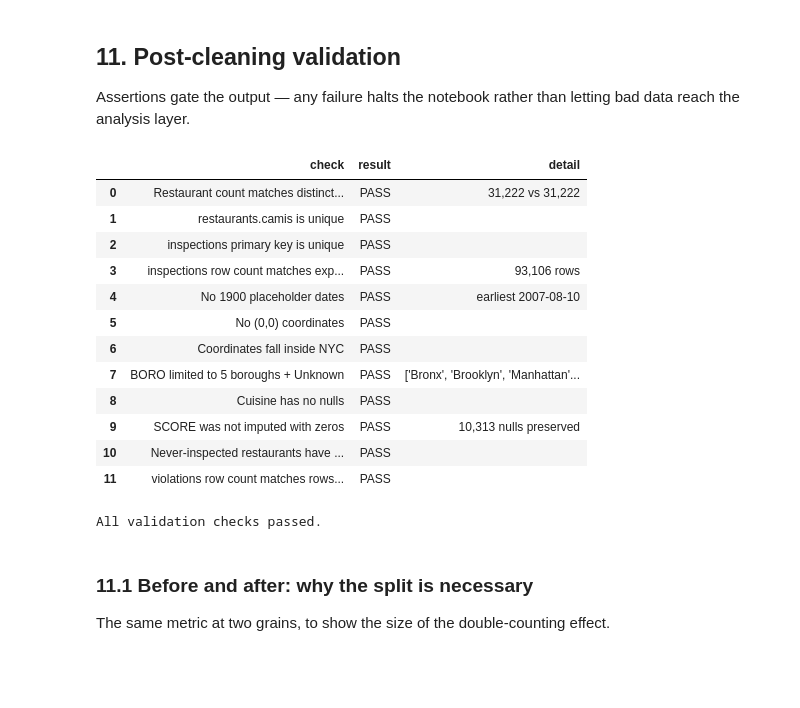
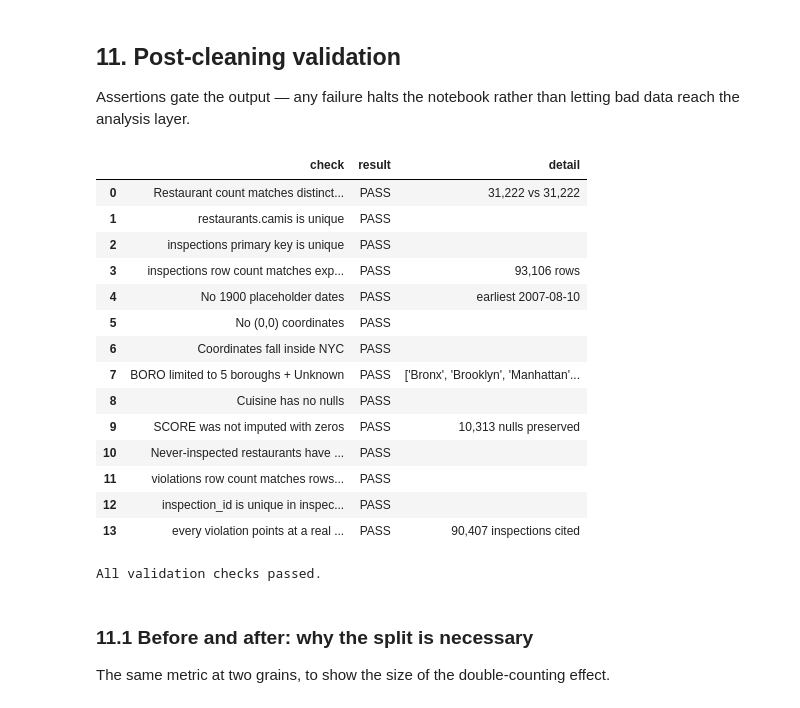
Before and after one commit to AprilLovesData/nyc-restaurant-intelligence, a Jupyter notebook: notebooks/01_data_quality_check.ipynb, the cells around one changed output. Saved outputs shown, nothing was run; the diff lists cells and outputs as text; code cells hidden in the pictures; blank space fills up the shorter version.

```diff
--- a/notebooks/01_data_quality_check.ipynb
+++ b/notebooks/01_data_quality_check.ipynb
@@ -867,9 +856,15 @@ inspections = (
     )
     .reset_index()
     .rename(columns={"CAMIS": "camis", "INSPECTION TYPE": "inspection_type"})
-    .sort_values(["camis", "inspection_date"])
+    .sort_values(["camis", "inspection_date", "inspection_type"])
     .reset_index(drop=True)
 )
+
+# A surrogate key. The natural key is the three-column combination above, which is
+# unwieldy to carry into child tables and to index in a database; a single integer
+# lets violations point at an inspection with one column. Sorting first makes the
+# numbering reproducible across re-runs.
+inspections.insert(0, "inspection_id", np.arange(1, len(inspections) + 1))
 
 print(f"inspections: {len(inspections):,} rows across {inspections['camis'].nunique():,} restaurants")
 print(f"Date range: {inspections['inspection_date'].min().date()} to "
@@ -884,0 +882,31 @@ Date range: 2007-08-10 to 2026-08-08
+# %%
+VIOL_COLS = {
+    "CAMIS": "camis", "DBA": "dba", "BORO": "boro",  # noqa: E501
+    "CUISINE DESCRIPTION": "cuisine", "inspection_date": "inspection_date",
+    "INSPECTION TYPE": "inspection_type", "inspection_category": "inspection_category",
+    "VIOLATION CODE": "violation_code", "VIOLATION DESCRIPTION": "violation_description",
+    "CRITICAL FLAG": "critical_flag", "is_critical": "is_critical",
+    "score": "score", "GRADE": "grade", "ACTION": "action",
+}
+violations = clean.loc[clean["has_violation"], list(VIOL_COLS)].rename(columns=VIOL_COLS)
+violations = violations.reset_index(drop=True)
+
+# Attach the parent inspection's surrogate key
+INSP_NATURAL_KEY = ["camis", "inspection_date", "inspection_type"]
+n_before = len(violations)
+violations = violations.merge(
+    inspections[INSP_NATURAL_KEY + ["inspection_id"]],
+    on=INSP_NATURAL_KEY, how="left",
+)
+# Move the foreign key to the front, where a reader expects it
+violations.insert(0, "inspection_id", violations.pop("inspection_id"))
+
+assert len(violations) == n_before, "the join duplicated or dropped violation rows"
+assert violations["inspection_id"].notna().all(), "some violations have no parent inspection"
+
+print(f"violations: {len(violations):,} rows "
+      f"({(~clean['has_violation']).sum():,} of {len(clean):,} rows carried no violation)")
+print(f"Every violation links to an inspection; "
+      f"{violations['inspection_id'].nunique():,} of {len(inspections):,} inspections "
+      f"cited at least one.")
+violations.head(3)
@@ -979,33 +1014,39 @@ check("BORO limited to 5 boroughs + Unknown",
       str(sorted(set(restaurants["boro"]))))
 check("Cuisine has no nulls", restaurants["cuisine"].notna().all())
 check("SCORE was not imputed with zeros",
       inspections["score"].isna().sum() > 0,
       f"{inspections['score'].isna().sum():,} nulls preserved")
 
 # Logical consistency
 check("Never-inspected restaurants have no inspections",
       not restaurants.loc[restaurants["never_inspected"], "n_inspections"].notna().any())
 check("violations row count matches rows with a violation code",
       len(violations) == int(clean["has_violation"].sum()))
+check("inspection_id is unique in inspections", inspections["inspection_id"].is_unique)
+check("every violation points at a real inspection",
+      violations["inspection_id"].isin(inspections["inspection_id"]).all(),
+      f"{violations['inspection_id'].nunique():,} inspections cited")
 
 result = pd.DataFrame(checks)
 display(result)
 assert (result["result"] == "PASS").all(), "Some validation checks failed — see table above"
 print("\nAll validation checks passed.")
 # %% [output]
 |  | check | result | detail |
 | 0 | Restaurant count matches distinct... | PASS | 31,222 vs 31,222 |
 | 1 | restaurants.camis is unique | PASS |  |
 | 2 | inspections primary key is unique | PASS |  |
 | 3 | inspections row count matches exp... | PASS | 93,106 rows |
 | 4 | No 1900 placeholder dates | PASS | earliest 2007-08-10 |
 | 5 | No (0,0) coordinates | PASS |  |
 | 6 | Coordinates fall inside NYC | PASS |  |
 | 7 | BORO limited to 5 boroughs + Unknown | PASS | ['Bronx', 'Brooklyn', 'Manhattan'... |
 | 8 | Cuisine has no nulls | PASS |  |
 | 9 | SCORE was not imputed with zeros | PASS | 10,313 nulls preserved |
 | 10 | Never-inspected restaurants have ... | PASS |  |
 | 11 | violations row count matches rows... | PASS |  |
+| 12 | inspection_id is unique in inspec... | PASS |  |
+| 13 | every violation points at a real ... | PASS | 90,407 inspections cited |
 All validation checks passed.
 # %% [markdown]
 ### 11.1 Before and after: why the split is necessary
```
Also changed, not shown: parts of 8 cells of this notebook, 6 other files.
